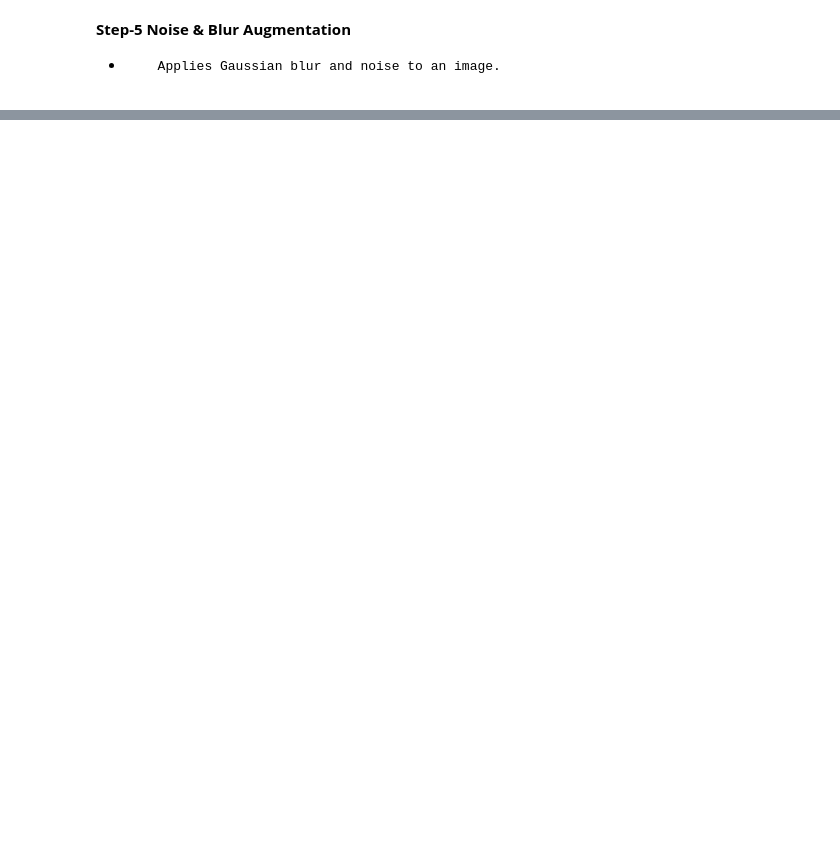
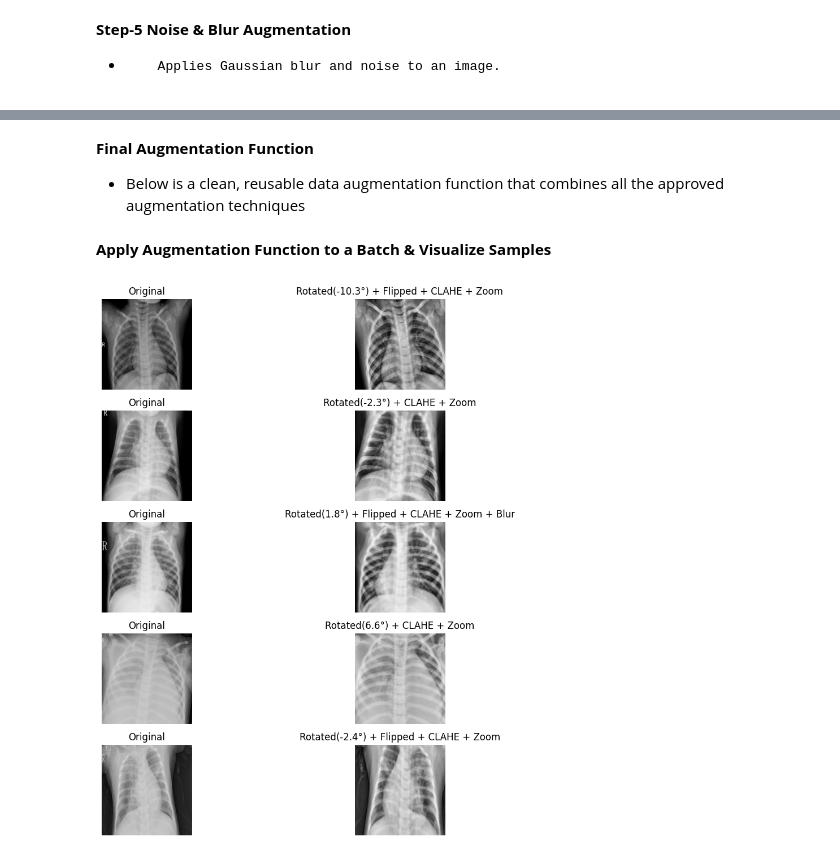
Before and after one commit to BehrozKhawar-23005633/MultiClass-Lung-Disease-Detection, a Jupyter notebook: Pneumonia_Detection.ipynb, the cells around one changed output, grey strips where cells are left out. Drawn from its saved outputs; the diff is of its cells as text; code cells hidden in the pictures; blank space fills up the shorter version.

Commit message:
Created Augmented Images for Every Class

```diff
--- a/Pneumonia_Detection.ipynb
+++ b/Pneumonia_Detection.ipynb
@@ -486,0 +492,4 @@ plt.show()
+# %% [markdown]
+**Final Augmentation Function**
+
+*   Below is a clean, reusable data augmentation function that combines all the approved augmentation techniques
@@ -486,0 +533,47 @@ plt.show()
+# %% [markdown]
+**Apply Augmentation Function to a Batch & Visualize Samples**
+# %%
+def load_images_from_folder(folder_path, count=5):
+    """
+    Loads a small batch of RGB images from a folder.
+    """
+    image_files = random.sample(os.listdir(folder_path), count)
+    images = []
+    for file in image_files:
+        img_path = os.path.join(folder_path, file)
+        img = cv2.imread(img_path)
+        if img is not None:
+            img = cv2.cvtColor(img, cv2.COLOR_BGR2RGB)
+            images.append((file, img))
+    return images
+
+def visualize_augmented_batch_with_labels(folder_path, sample_size=5):
+    batch = load_images_from_folder(folder_path, count=sample_size)
+
+    plt.figure(figsize=(12, 2 * sample_size))
+    for i, (filename, img) in enumerate(batch):
+        aug_img, label = apply_augmentations_with_label(img)
+
+        # Original
+        plt.subplot(sample_size, 2, 2 * i + 1)
+        plt.imshow(img)
+        plt.title("Original")
+        plt.axis("off")
+
+        # Augmented with applied label
+        plt.subplot(sample_size, 2, 2 * i + 2)
+        plt.imshow(aug_img)
+        plt.title(label)
+        plt.axis("off")
+
+    plt.tight_layout()
+    plt.savefig("labeled_augmented_batch.png", dpi=300, bbox_inches="tight")
+    plt.show()
+
+
+category_path = "/content/drive/MyDrive/Colab Notebooks/COVID-19_Radiography_Dataset/Viral Pneumonia/images"
+
+# Run the visualizer
+visualize_augmented_batch_with_labels(category_path, sample_size=5)
+# %% [output]
+[figure, added]
```
Also changed, not shown: parts of 17 cells of this notebook.
